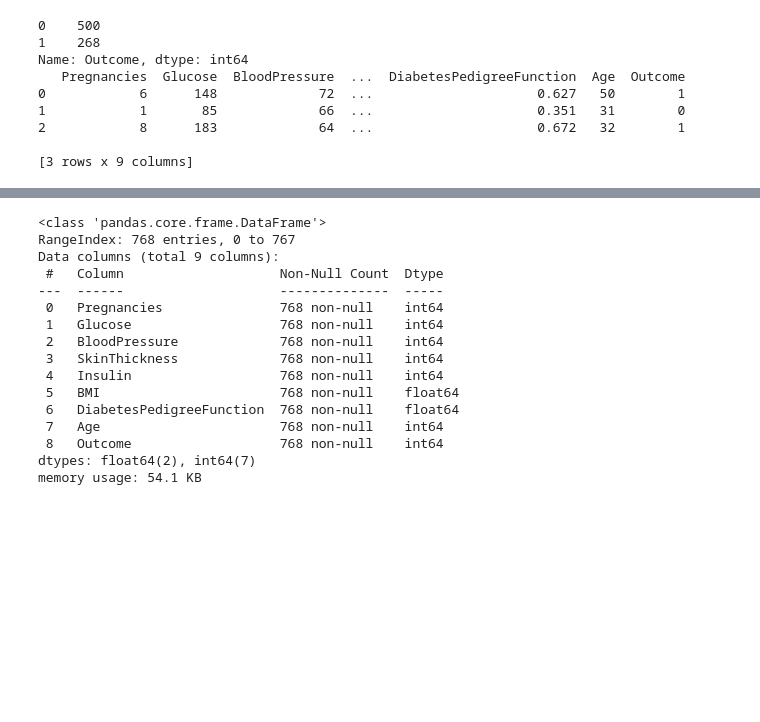
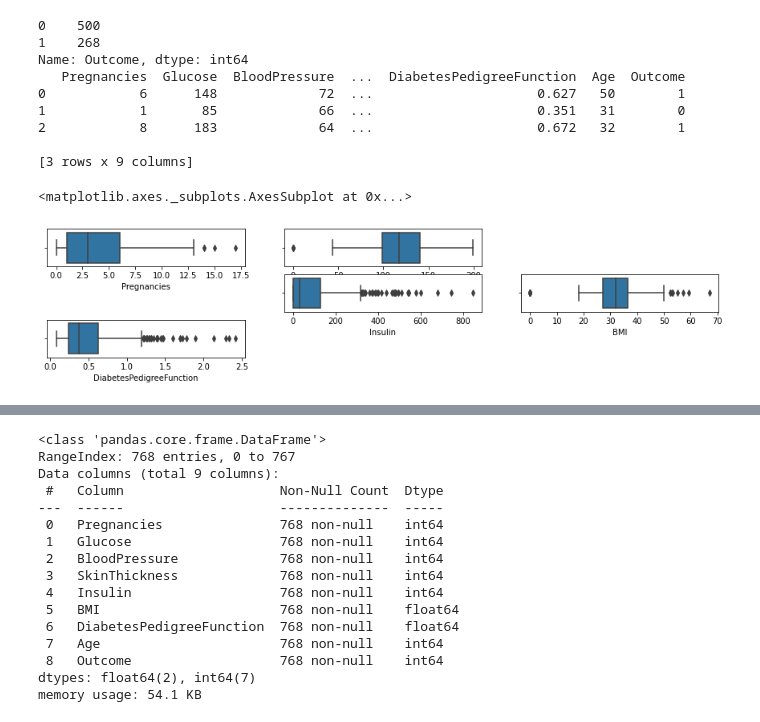
Before and after one commit to seonwoojh/Machine-Learning-Tutorial-With-Python, a Jupyter notebook: 09_PerfectGuide_피마_인디언_당뇨병_예측.ipynb, the cells around one changed output, grey strips where cells are left out. Drawn from its saved outputs; the diff is of its cells as text; code cells hidden in the pictures; blank space fills up the shorter version.

```diff
--- a/09_PerfectGuide_피마_인디언_당뇨병_예측.ipynb
+++ b/09_PerfectGuide_피마_인디언_당뇨병_예측.ipynb
@@ -43,0 +59,25 @@ Name: Outcome, dtype: int64
+# %%
+plt.figure(figsize=(15,4))
+plt.subplot(431)
+sns.boxplot(data=df, x="Pregnancies")
+
+plt.subplot(432)
+sns.boxplot(data=df, x="Glucose")
+
+plt.subplot(433)
+sns.boxplot(data=df, x="BloodPressure")
+
+plt.subplot(344)
+sns.boxplot(data=df, x="SkinThickness")
+
+plt.subplot(435)
+sns.boxplot(data=df, x="Insulin")
+
+plt.subplot(436)
+sns.boxplot(data=df, x="BMI")
+
+plt.subplot(437)
+sns.boxplot(data=df, x="DiabetesPedigreeFunction")
+# %% [output]
+<matplotlib.axes._subplots.AxesSubplot at 0x...>
+[figure, added]
```
Also changed, not shown: parts of 4 cells of this notebook.
